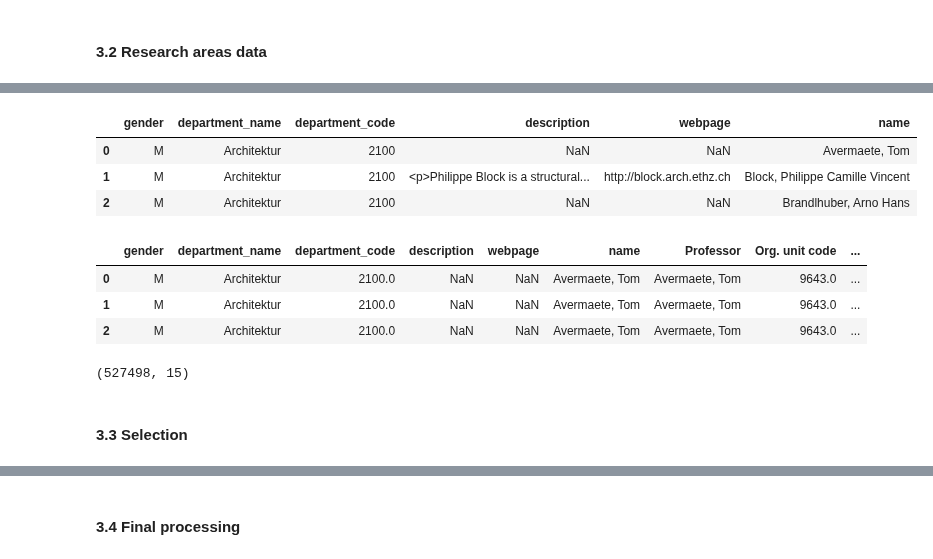
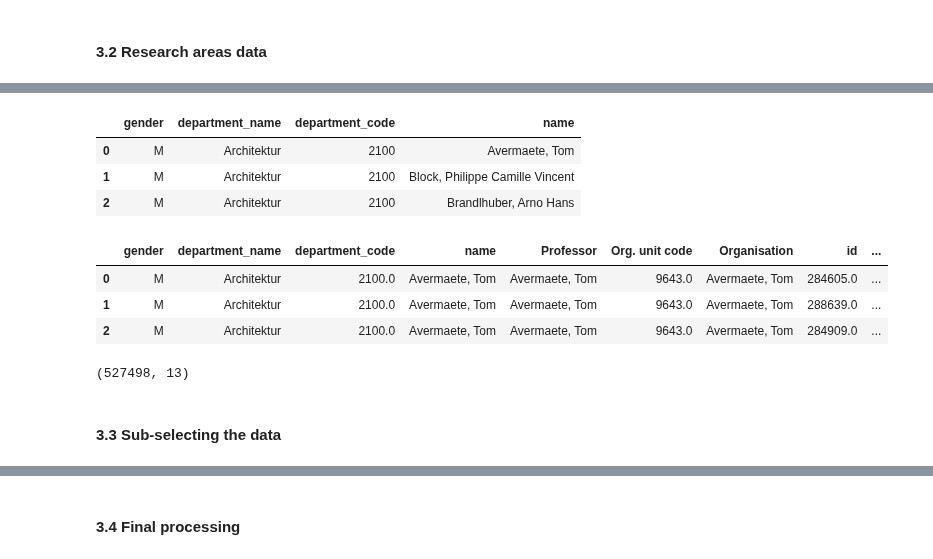
Before and after one commit to GiuliaLanzillotta/ETH_SEARCH, a Jupyter notebook: Data import.ipynb, the cells around one changed output, grey strips where cells are left out. Cells and saved outputs as stored; diff of their text form; code cells hidden in the pictures.

Commit message:
finished a prototype of the data cleaning pipeline

```diff
--- a/Data import.ipynb
+++ b/Data import.ipynb
@@ -178,27 +178,27 @@ ar["Name"] = ar["FAMNAME"] + ", " + ar["VORNAME"]
 # projecting into interesting columns
 # Should we keep the "FORSCHUNGSGEBIET_E" column? 396 values are NaN (circa 70%)
 # same goes for the Homepage (btw 60-70% NaN)
-ar_p = ar[["ANREDE","DEPARTEMENT_NAME","DEPARTEMENT_LEITZAHL","FORSCHUNGSGEBIET_E","HOMEPAGE","Name"]]
+ar_p = ar[["ANREDE","DEPARTEMENT_NAME","DEPARTEMENT_LEITZAHL","Name"]]
 # %%
 # Renaming the columns
-ar_p.columns = ["gender","department_name","department_code","description","webpage","name"]
+ar_p.columns = ["gender","department_name","department_code","name"]
 ar_p.head(3)
 # %% [output]
-|  | gender | department_name | department_code | description | webpage | name |
-| 0 | M | Architektur | 2100 | NaN | NaN | Avermaete, Tom |
-| 1 | M | Architektur | 2100 | <p>Philippe Block is a structural... | http://block.arch.ethz.ch | Block, Philippe Camille Vincent |
-| 2 | M | Architektur | 2100 | NaN | NaN | Brandlhuber, Arno Hans |
+|  | gender | department_name | department_code | name |
+| 0 | M | Architektur | 2100 | Avermaete, Tom |
+| 1 | M | Architektur | 2100 | Block, Philippe Camille Vincent |
+| 2 | M | Architektur | 2100 | Brandlhuber, Arno Hans |
 # %%
 # finally merging
 rc_m = ar_p.merge(rc_m,how="outer",left_on="name",right_on="author")
 rc_m.head(3)
 # %% [output]
-|  | gender | department_name | department_code | description | webpage | name | Professor | Org. unit code | ... |
-| 0 | M | Architektur | 2100.0 | NaN | NaN | Avermaete, Tom | Avermaete, Tom | 9643.0 | ... |
-| 1 | M | Architektur | 2100.0 | NaN | NaN | Avermaete, Tom | Avermaete, Tom | 9643.0 | ... |
-| 2 | M | Architektur | 2100.0 | NaN | NaN | Avermaete, Tom | Avermaete, Tom | 9643.0 | ... |
+|  | gender | department_name | department_code | name | Professor | Org. unit code | Organisation | id | ... |
+| 0 | M | Architektur | 2100.0 | Avermaete, Tom | Avermaete, Tom | 9643.0 | Avermaete, Tom | 284605.0 | ... |
+| 1 | M | Architektur | 2100.0 | Avermaete, Tom | Avermaete, Tom | 9643.0 | Avermaete, Tom | 288639.0 | ... |
+| 2 | M | Architektur | 2100.0 | Avermaete, Tom | Avermaete, Tom | 9643.0 | Avermaete, Tom | 284909.0 | ... |
 # %%
 rc_m.shape
 # we gained about 250 researchers from the outer join ...
 # %% [output]
-(527498, 15)
+(527498, 13)
@@ -205,2 +208,2 @@ rc_m.shape
 # %% [markdown]
-#### 3.3 Selection
+#### 3.3 Sub-selecting the data
```
Also changed, not shown: parts of 18 cells of this notebook, 1 other file.
